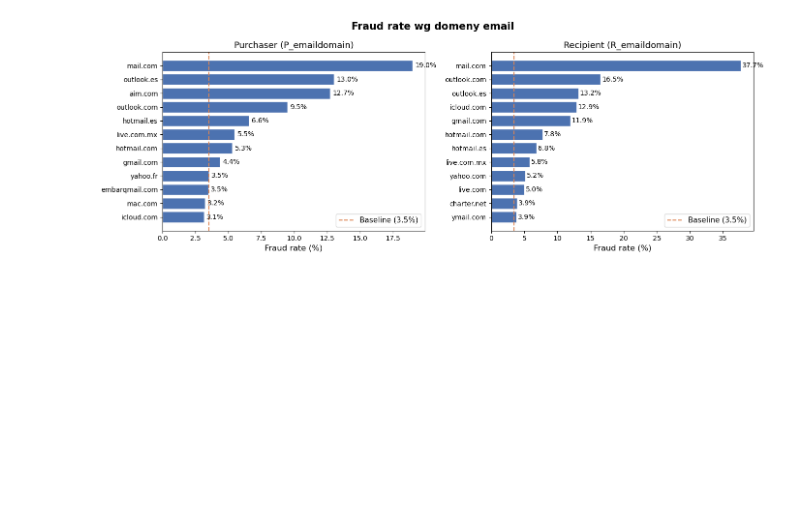
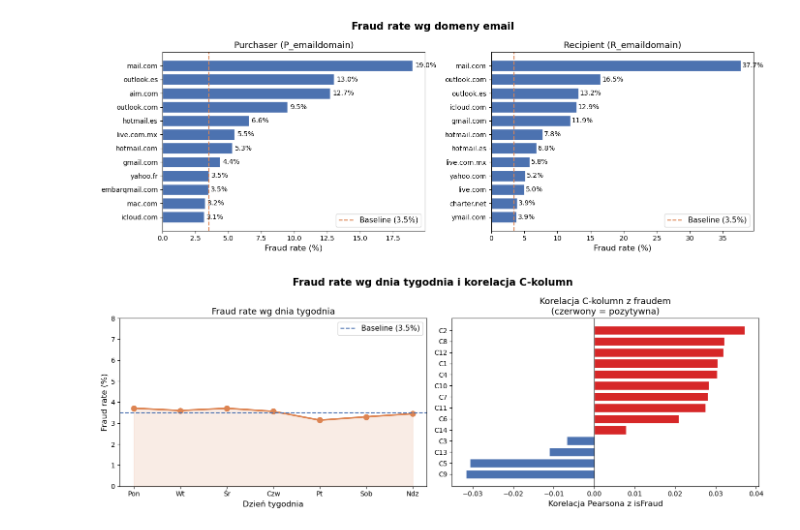
Before and after one commit to MadejMatt/DM_project, a Jupyter notebook: 01_EDA&DataPreprocessing/01_EDA&DataPreprocessing.ipynb, the cells around one changed output. Saved outputs shown, nothing was run; the diff lists cells and outputs as text; code cells hidden in the pictures; blank space fills up the shorter version.

```diff
--- a/01_EDA&DataPreprocessing/01_EDA&DataPreprocessing.ipynb
+++ b/01_EDA&DataPreprocessing/01_EDA&DataPreprocessing.ipynb
@@ -823,3 +918,38 @@ plt.tight_layout()
 plt.show()
 # %% [output]
 [figure]
+# %%
+fig, axes = plt.subplots(1, 2, figsize=(14, 5))
+fig.suptitle("Fraud rate wg dnia tygodnia i korelacja C-kolumn", fontsize=15, fontweight="bold")
+
+baseline = train["isFraud"].mean() * 100
+
+# --- Wykres 6: Fraud rate wg dnia tygodnia ---
+fraud_by_dow = train.groupby("dayofweek")["isFraud"].mean() * 100
+dow_labels = ["Pon", "Wt", "Śr", "Czw", "Pt", "Sob", "Ndz"]
+
+axes[0].plot(dow_labels, fraud_by_dow.values,
+             color="#dd8452", linewidth=2.5, marker="o", markersize=8)
+axes[0].fill_between(range(7), fraud_by_dow.values, alpha=0.15, color="#dd8452")
+axes[0].axhline(baseline, color="#4c72b0", linewidth=1.5,
+                linestyle="--", label=f"Baseline ({baseline:.1f}%)")
+axes[0].set_xlabel("Dzień tygodnia", fontsize=12)
+axes[0].set_ylabel("Fraud rate (%)", fontsize=12)
+axes[0].set_title("Fraud rate wg dnia tygodnia", fontsize=13)
+axes[0].set_ylim(0, 8)
+axes[0].legend(fontsize=11)
+
+# --- Wykres 7: Korelacja C-kolumn z isFraud ---
+c_cols = [c for c in train.columns if c.startswith("C")]
+corr_c = train[c_cols + ["isFraud"]].corr()["isFraud"].drop("isFraud").sort_values()
+
+colors = ["#d62728" if v > 0 else "#4c72b0" for v in corr_c.values]
+axes[1].barh(corr_c.index, corr_c.values, color=colors, edgecolor="white")
+axes[1].axvline(0, color="black", linewidth=0.8)
+axes[1].set_xlabel("Korelacja Pearsona z isFraud", fontsize=12)
+axes[1].set_title("Korelacja C-kolumn z fraudem\n(czerwony = pozytywna)", fontsize=13)
+
+plt.tight_layout()
+plt.show()
+# %% [output]
+[figure, added]
```
Also changed, not shown: parts of 7 cells of this notebook.
